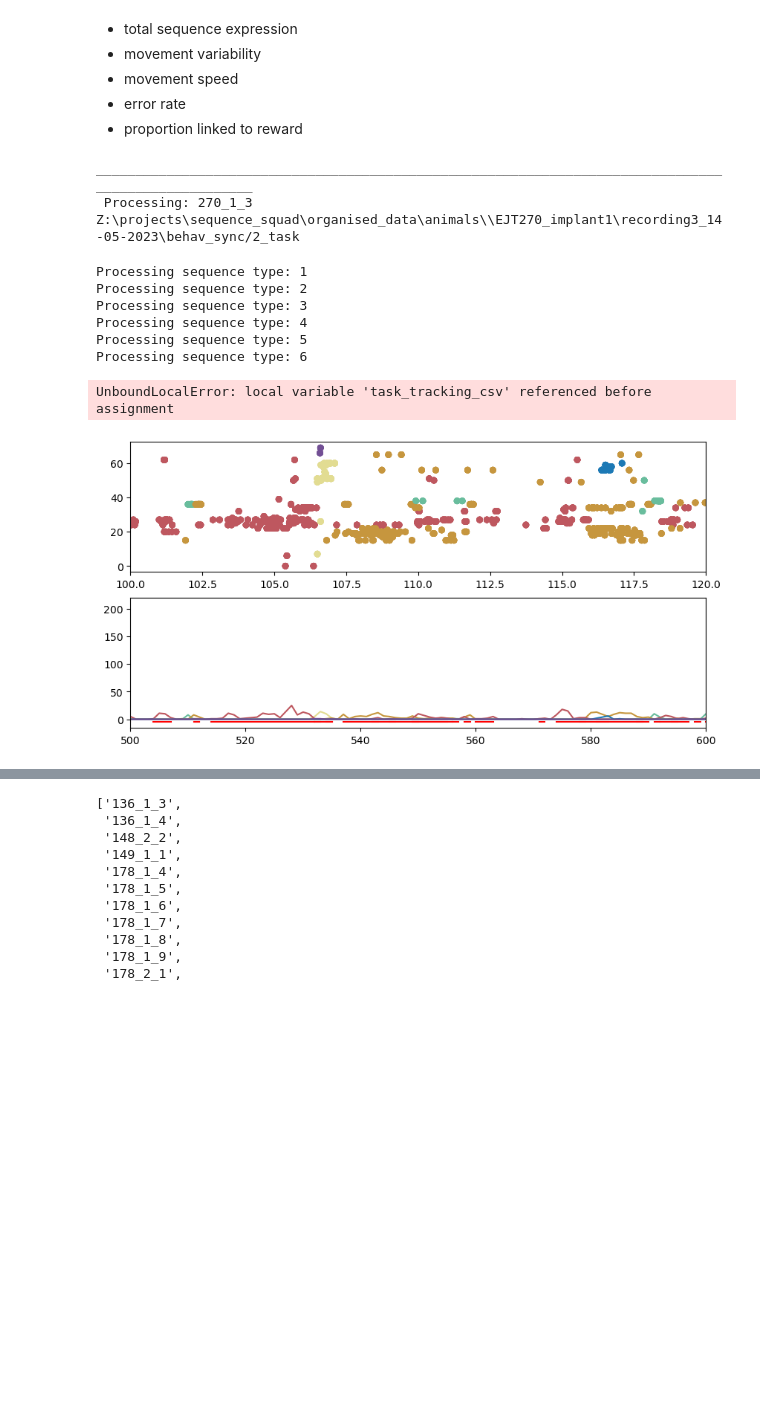
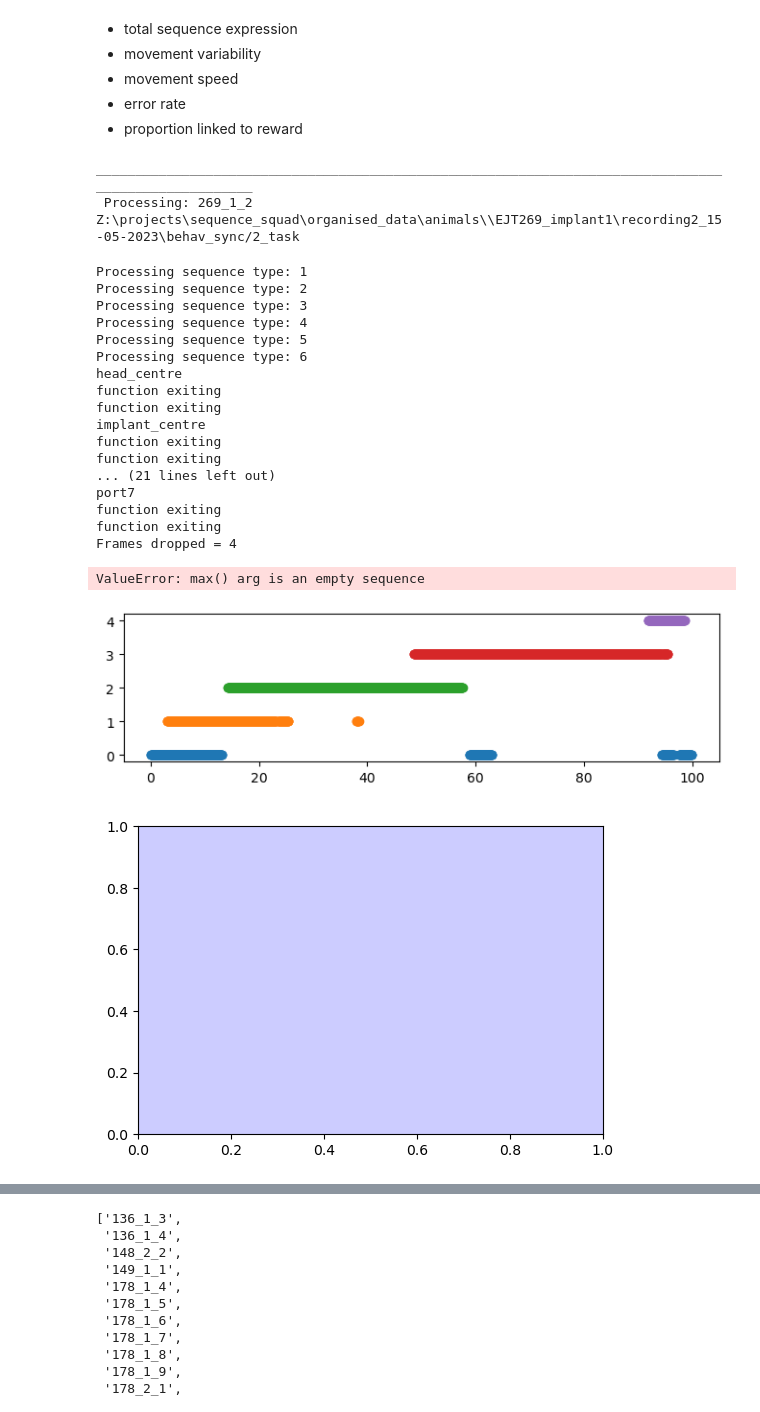
Before and after one commit to EmmettJT/sequences_analyse_PPSeq, a Jupyter notebook: revision_analysis/prioritisation_analysis/behaviour_sleep_link/1_bts_extract_behavioural_features.ipynb, the cells around one changed output, grey strips where cells are left out. Drawn from its saved outputs; the diff is of its cells as text; code cells hidden in the pictures; blank space fills up the shorter version.

```diff
--- a/revision_analysis/prioritisation_analysis/behaviour_sleep_link/1_bts_extract_behavioural_features.ipynb
+++ b/revision_analysis/prioritisation_analysis/behaviour_sleep_link/1_bts_extract_behavioural_features.ipynb
@@ -588,7 +588,7 @@ ________________________________________________________________________________
 # behaviour to sleep
 behav_to_sleep_animals = ['EJT136_1_3','EJT136_1_4','EJT149_1_1','EJT178_1_4','EJT178_1_5','EJT178_1_6','EJT178_1_7','EJT178_1_8','EJT178_1_9','EJT178_2_1','EJT178_2_2','EJT178_2_4','EJT269_1_1','EJT269_1_3','EJT269_1_4','EJT269_1_7','EJT270_1_3','EJT270_1_5','EJT270_1_6','seq006_1_11','EJT268_1_2','EJT269_1_2','EJT270_1_1','ap5R_1_1','ap5R_1_3','seq006_1_4','seq006_1_5','seq006_1_6','seq007_1_1','seq007_1_2','seq007_1_3','seq006_1_8','seq006_1_9','seq006_1_10','ap5R_1_2']
 
-behav_to_sleep_animals = ['EJT270_1_3']
+behav_to_sleep_animals = ['EJT269_1_2']
 
 for mouse in behav_to_sleep_animals:
     # extract paths from the dict
@@ -672,6 +672,18 @@ for mouse in behav_to_sleep_animals:
     else:
         # find task relevant tracking periods, extract times mouse is close to each behavioural port
         threshold_breaks,port_centroids,current_x,current_y,radius_used = find_task_relevant_tracking_points(back_head_centre_df,p1,p2,p3,p4,p5,radius = 45)
+
+
+    # fix port centroid 1 if it is missing:
+    port_centroids_fixed= []
+    for i, item in enumerate(port_centroids):
+        if sum(item) < 10:
+            if i == 0:
+                port_centroids_fixed += [[port_centroids[2][0],port_centroids[1][1]]]
+        else:
+            port_centroids_fixed += [item]
+    port_centroids = port_centroids_fixed
+
 
     ## each of these is a frame so we know the timing between them. ie. one frame is 1/60s
     if not mouse == '148_2_2':
@@ -984,34 +996,46 @@ tracking_output_df = pd.DataFrame({
     "error_rate_per_motif": error_rate_by_motif,
 })
 
 
 out_path = r"Z:\projects\sequence_squad\revision_data\emmett_revisions\sleep_wake_link_data\behaviour_to_replay\processed_data\\"
 ## save data somewhere
 full_out_path = os.path.join(out_path+mouse,'behaviour')
 if not os.path.isdir(full_out_path):
     os.makedirs(full_out_path)
 tracking_output_df.to_csv(full_out_path + r'/processed_behavioural_features.csv',index=False)
 
 # Save all figures
 save_all_figs(full_out_path + mouse + r".png")
 plt.close('all')
 
 print('done')
 
 print('____________________________________________________________________________________________________')
 print('____________________________________________________________________________________________________')
 print(f"\033[1m DATA SAVED FOR {mouse}\033[0m")
 print('____________________________________________________________________________________________________')
 print('____________________________________________________________________________________________________')
 # %% [output]
 ____________________________________________________________________________________________________
- Processing: 270_1_3
-Z:\projects\sequence_squad\organised_data\animals\\EJT270_implant1\recording3_14-05-2023\behav_sync/2_task
+ Processing: 269_1_2
+Z:\projects\sequence_squad\organised_data\animals\\EJT269_implant1\recording2_15-05-2023\behav_sync/2_task
 Processing sequence type: 1
 Processing sequence type: 2
 Processing sequence type: 3
 Processing sequence type: 4
 Processing sequence type: 5
 Processing sequence type: 6
+head_centre
+function exiting
+function exiting
+implant_centre
+function exiting
+function exiting
+... (21 lines left out)
+port7
+function exiting
+function exiting
+Frames dropped = 4
-UnboundLocalError: local variable 'task_tracking_csv' referenced before assignment
+ValueError: max() arg is an empty sequence
-[figure, old version]
+[figure, new version]
+[figure, added]
```
Also changed, not shown: parts of 12 cells of this notebook, 2 other files.
